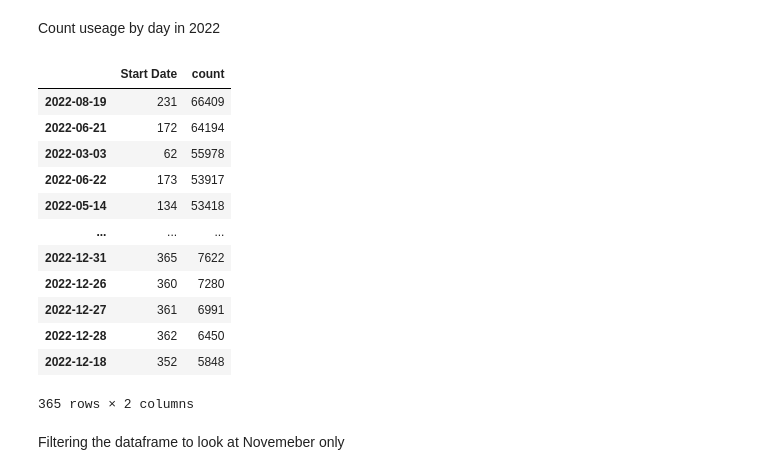
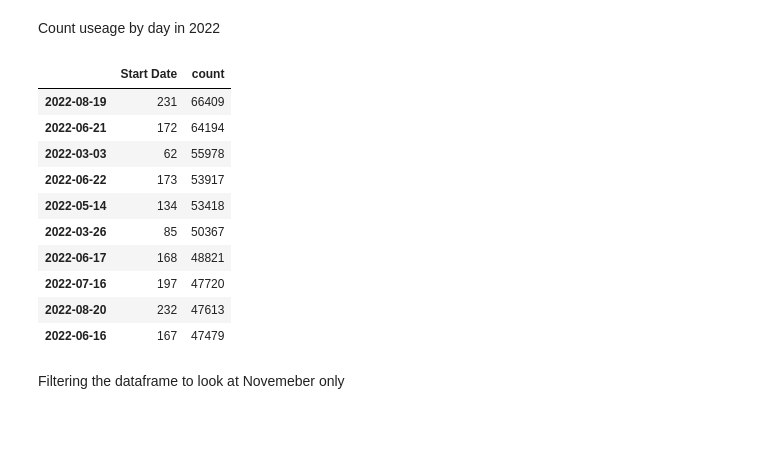
Before and after one commit to elrhmo/TfL_Bike_Analysis, a Jupyter notebook: analysis.ipynb, the cells around one changed output. Saved outputs shown, nothing was run; the diff lists cells and outputs as text; code cells hidden in the pictures; blank space fills up the shorter version.

```diff
--- a/analysis.ipynb
+++ b/analysis.ipynb
@@ -796,21 +911,21 @@ date_range = pd.date_range(start=start_date, end=end_date)
 # Assign the new datetime index to the DataFrame
 counts_by_day_2022.index = date_range
 # %%
-counts_by_day_2022.sort_values(by="count", ascending=False)
+ordered_counts = counts_by_day_2022.sort_values(by="count", ascending=False)
-# %% [output]
-|  | Start Date | count |
-| 2022-08-19 | 231 | 66409 |
-| 2022-06-21 | 172 | 64194 |
-| 2022-03-03 | 62 | 55978 |
-| 2022-06-22 | 173 | 53917 |
-| 2022-05-14 | 134 | 53418 |
-| ... | ... | ... |
-| 2022-12-31 | 365 | 7622 |
-| 2022-12-26 | 360 | 7280 |
-| 2022-12-27 | 361 | 6991 |
-| 2022-12-28 | 362 | 6450 |
-| 2022-12-18 | 352 | 5848 |
-365 rows × 2 columns
+# %%
+ordered_counts.head(10)
+# %% [output]
+|  | Start Date | count |
+| 2022-08-19 | 231 | 66409 |
+| 2022-06-21 | 172 | 64194 |
+| 2022-03-03 | 62 | 55978 |
+| 2022-06-22 | 173 | 53917 |
+| 2022-05-14 | 134 | 53418 |
+| 2022-03-26 | 85 | 50367 |
+| 2022-06-17 | 168 | 48821 |
+| 2022-07-16 | 197 | 47720 |
+| 2022-08-20 | 232 | 47613 |
+| 2022-06-16 | 167 | 47479 |
 # %% [markdown]
 Filtering the dataframe to look at Novemeber only
 # %%
```
Also changed, not shown: parts of 13 cells of this notebook.
